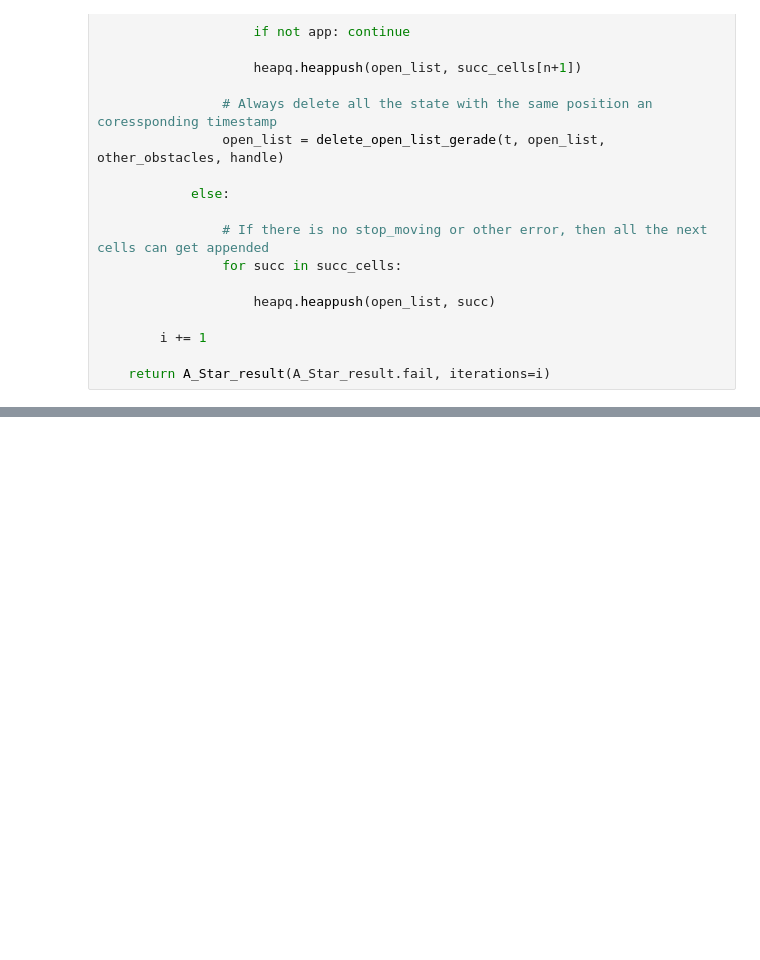
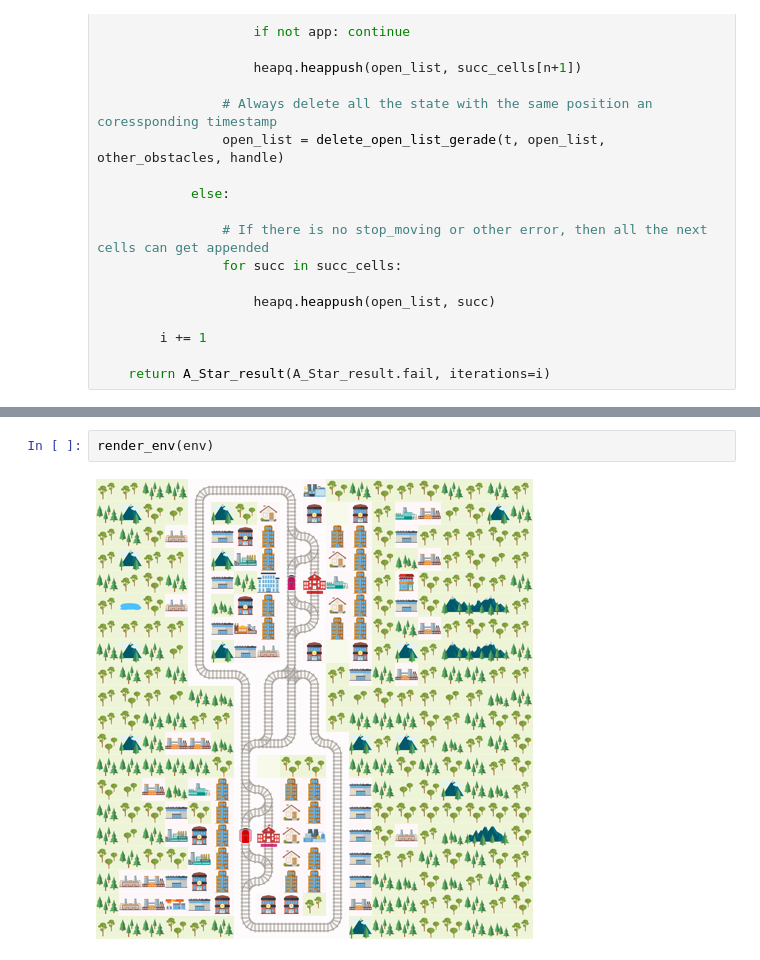
Before and after one commit to kaiserm99/Bachelor-Arbeit-KI, a Jupyter notebook: first_steps/first_steps_pp.ipynb, the cells around one changed output, grey strips where cells are left out. Cells and saved outputs as stored; diff of their text form; blank space fills up the shorter version.

```diff
--- a/first_steps/first_steps_pp.ipynb
+++ b/first_steps/first_steps_pp.ipynb
@@ -536,0 +734,4 @@ print(l[z])
+# %%
+render_env(env)
+# %% [output]
+[figure, added]
```
Also changed, not shown: parts of 10 cells of this notebook, 20 other files.
